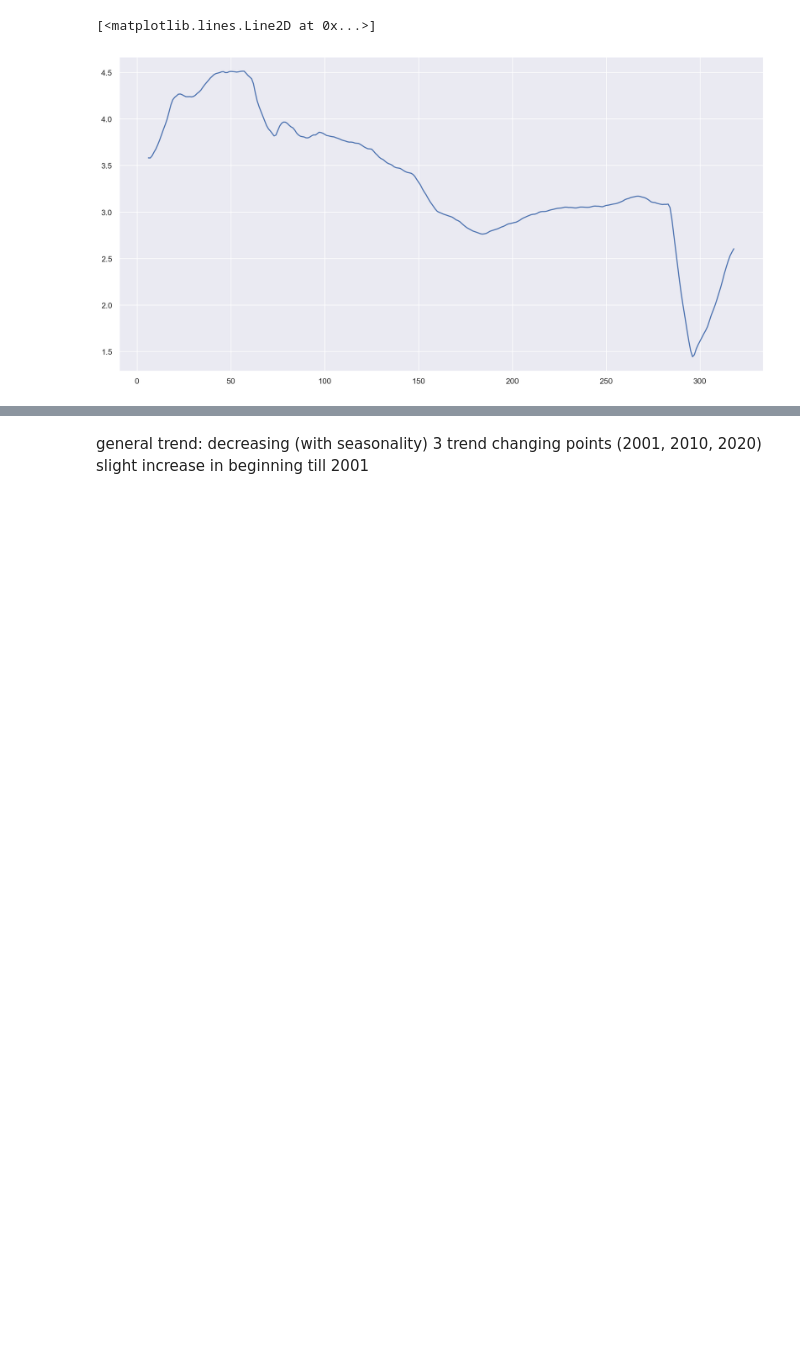
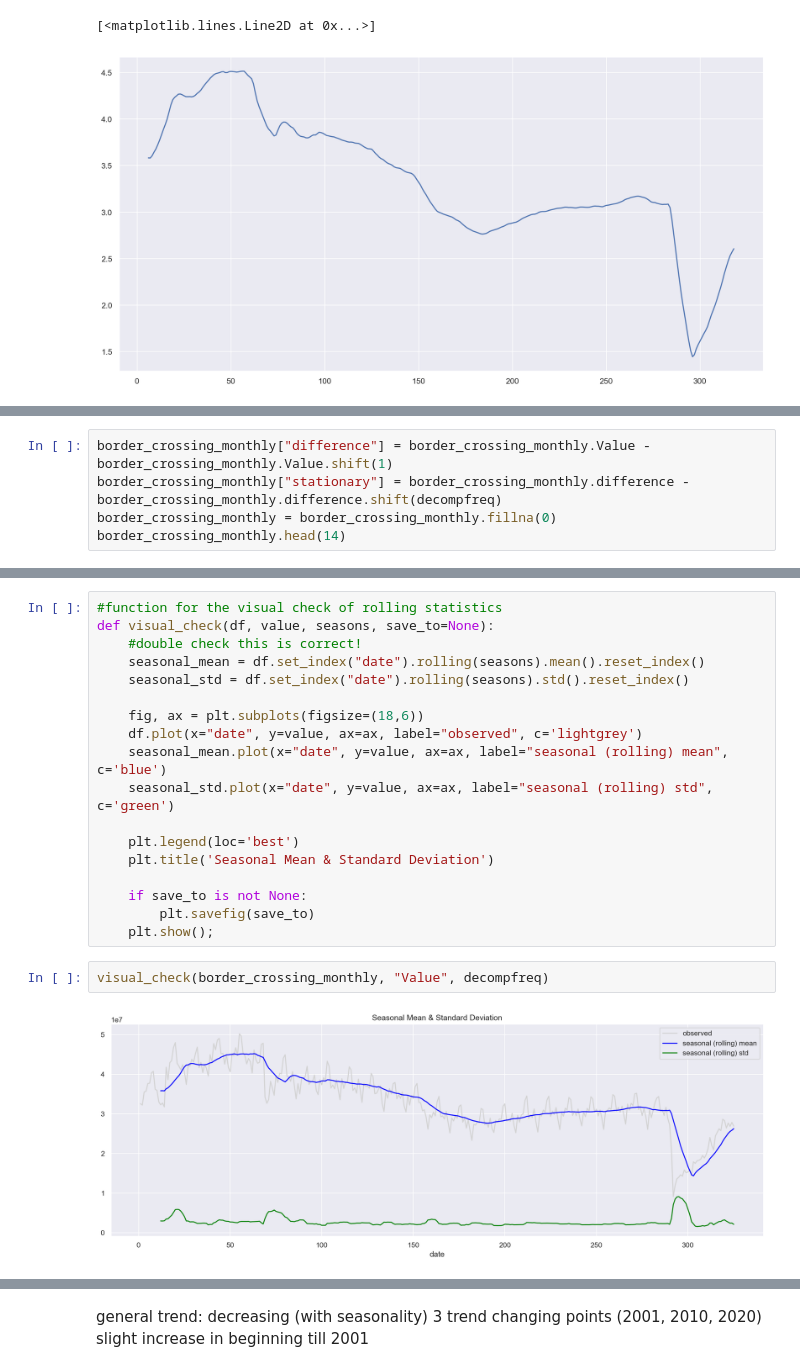
Before and after one commit to Roman20022002/Data-Analysis, a Jupyter notebook: DataMadness.ipynb, the cells around one changed output, grey strips where cells are left out. Drawn from its saved outputs; the diff is of its cells as text; blank space fills up the shorter version.

```diff
--- a/DataMadness.ipynb
+++ b/DataMadness.ipynb
@@ -205,0 +272,5 @@ plt.plot(trend.values)
+# %%
+border_crossing_monthly["difference"] = border_crossing_monthly.Value - border_crossing_monthly.Value.shift(1)
+border_crossing_monthly["stationary"] = border_crossing_monthly.difference - border_crossing_monthly.difference.shift(decompfreq)
+border_crossing_monthly = border_crossing_monthly.fillna(0)
+border_crossing_monthly.head(14)
@@ -205,0 +294,22 @@ plt.plot(trend.values)
+# %%
+#function for the visual check of rolling statistics
+def visual_check(df, value, seasons, save_to=None):
+    #double check this is correct!
+    seasonal_mean = df.set_index("date").rolling(seasons).mean().reset_index()
+    seasonal_std = df.set_index("date").rolling(seasons).std().reset_index()
+
+    fig, ax = plt.subplots(figsize=(18,6))
+    df.plot(x="date", y=value, ax=ax, label="observed", c='lightgrey')
+    seasonal_mean.plot(x="date", y=value, ax=ax, label="seasonal (rolling) mean", c='blue')
+    seasonal_std.plot(x="date", y=value, ax=ax, label="seasonal (rolling) std", c='green')
+
+    plt.legend(loc='best')
+    plt.title('Seasonal Mean & Standard Deviation')
+
+    if save_to is not None:
+        plt.savefig(save_to)
+    plt.show();
+# %%
+visual_check(border_crossing_monthly, "Value", decompfreq)
+# %% [output]
+[figure, added]
```
Also changed, not shown: parts of 16 cells of this notebook.
